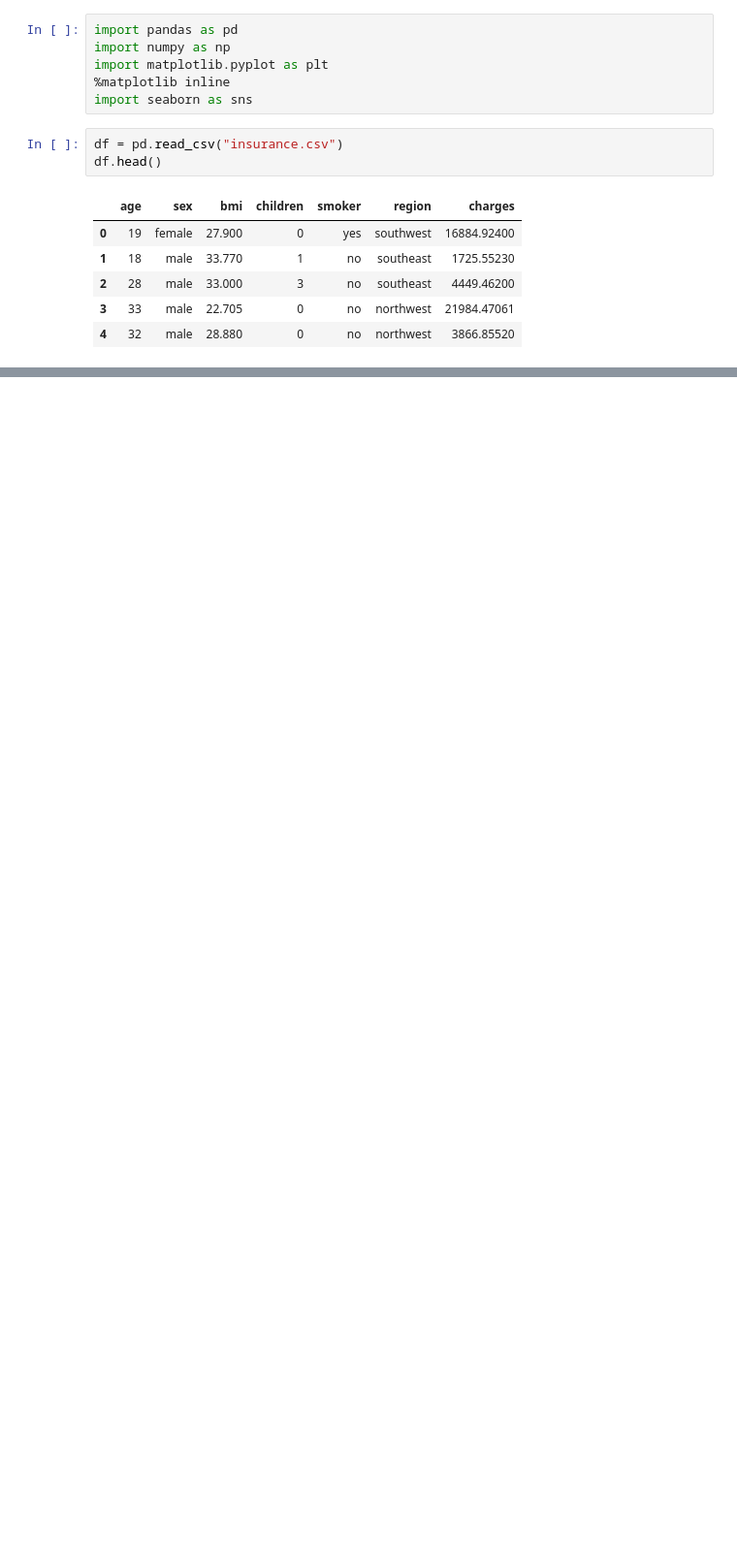
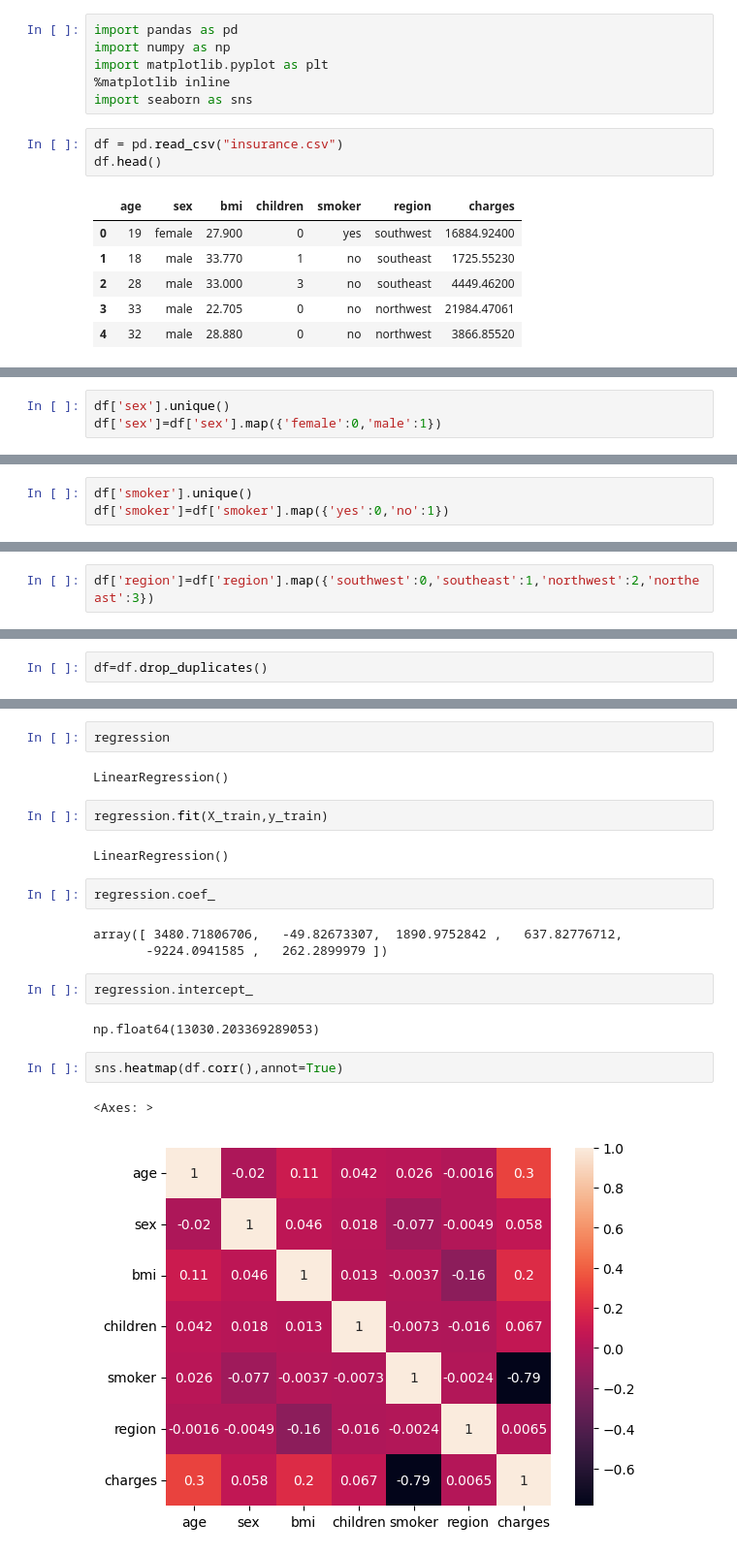
Before and after one commit to wrickguha/Health_Insurance_Cost_Prediction, a Jupyter notebook: ML.ipynb, the cells around one changed output, grey strips where cells are left out. Shown: that part at 97% size. Drawn from its saved outputs; the diff is of its cells as text; blank space fills up the shorter version.

Commit message:
Completd Training the model

```diff
--- a/ML.ipynb
+++ b/ML.ipynb
@@ -16,0 +66,3 @@ df.head()
+# %%
+df['sex'].unique()
+df['sex']=df['sex'].map({'female':0,'male':1})
@@ -16,0 +74,3 @@ df.head()
+# %%
+df['smoker'].unique()
+df['smoker']=df['smoker'].map({'yes':0,'no':1})
@@ -16,0 +86,2 @@ df.head()
+# %%
+df['region']=df['region'].map({'southwest':0,'southeast':1,'northwest':2,'northeast':3})
@@ -16,0 +105,2 @@ df.head()
+# %%
+df=df.drop_duplicates()
@@ -16,0 +170,22 @@ df.head()
+# %%
+regression
+# %% [output]
+LinearRegression()
+# %%
+regression.fit(X_train,y_train)
+# %% [output]
+LinearRegression()
+# %%
+regression.coef_
+# %% [output]
+array([ 3480.71806706,   -49.82673307,  1890.9752842 ,   637.82776712,
+       -9224.0941585 ,   262.2899979 ])
+# %%
+regression.intercept_
+# %% [output]
+np.float64(13030.203369289053)
+# %%
+sns.heatmap(df.corr(),annot=True)
+# %% [output]
+<Axes: >
+[figure, added]
```
Also changed, not shown: parts of 34 cells of this notebook.
